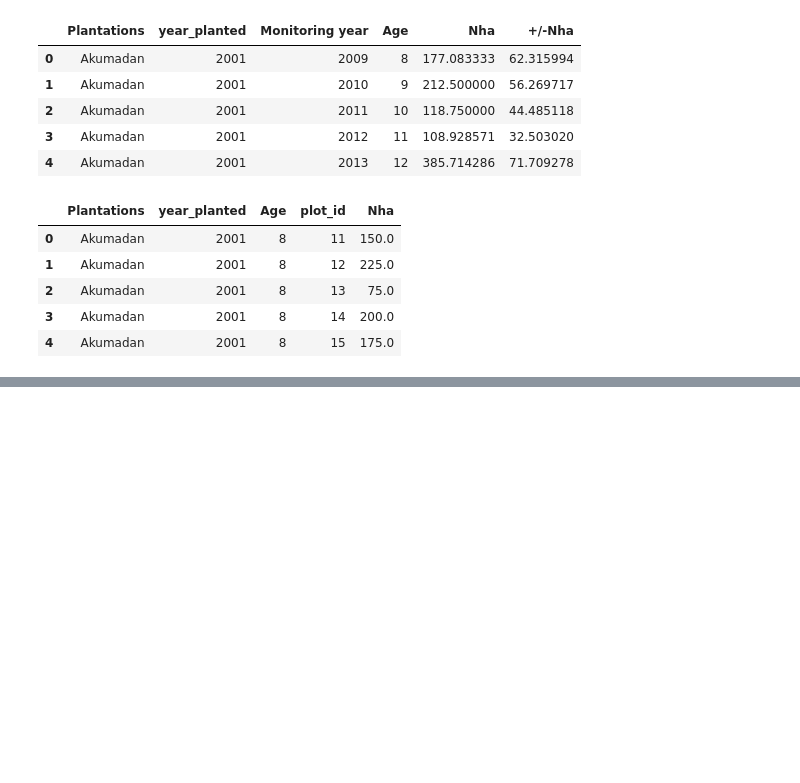
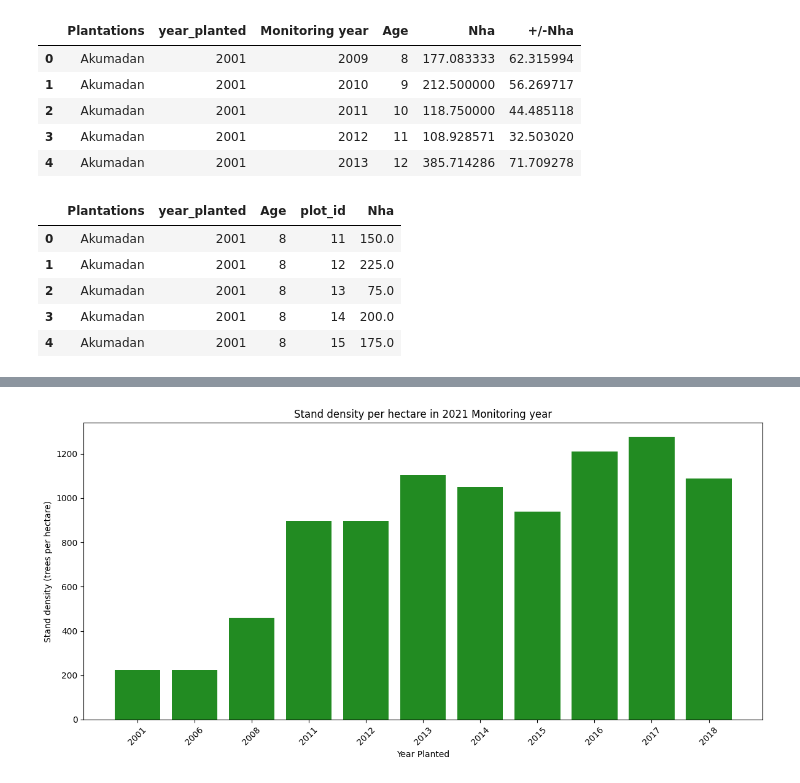
Before and after one commit to ds-gowusu/data_predictor_model, a Jupyter notebook: data_analytics.ipynb, the cells around one changed output, grey strips where cells are left out. Drawn from its saved outputs; the diff is of its cells as text; code cells hidden in the pictures; blank space fills up the shorter version.

```diff
--- a/data_analytics.ipynb
+++ b/data_analytics.ipynb
@@ -548,0 +551,2 @@ plot_means.head()
+# %%
+dd_2021 = data[(data['Monitoring year'] == 2021)]
@@ -548,0 +562,3 @@ plot_means.head()
+# %%
+dd_2021 = dd_2021.groupby(['Plantations', 'year_planted', 'Age'])['Nha'].mean().reset_index()
+dd_2021.head()
@@ -548,0 +572,2 @@ plot_means.head()
+# %%
+dd_2021 = dd_2021.dropna(subset=['Nha'])
@@ -548,0 +583,3 @@ plot_means.head()
+# %%
+dd_2021['Nha'] = dd_2021['Nha'].astype(int)
+dd_2021.head()
@@ -548,0 +608,11 @@ plot_means.head()
+# %%
+plt.figure(figsize=(12,6))
+plt.bar(dd_2021['year_planted'].astype(str), dd_2021['Nha'], color='forestgreen')
+plt.xlabel('Year Planted')
+plt.ylabel('Stand density (trees per hectare)')
+plt.title('Stand density per hectare in 2021 Monitoring year')
+plt.xticks(rotation=45)
+plt.tight_layout()
+plt.show()
+# %% [output]
+[figure, added]
```
Also changed, not shown: parts of 34 cells of this notebook, 4 other files.
